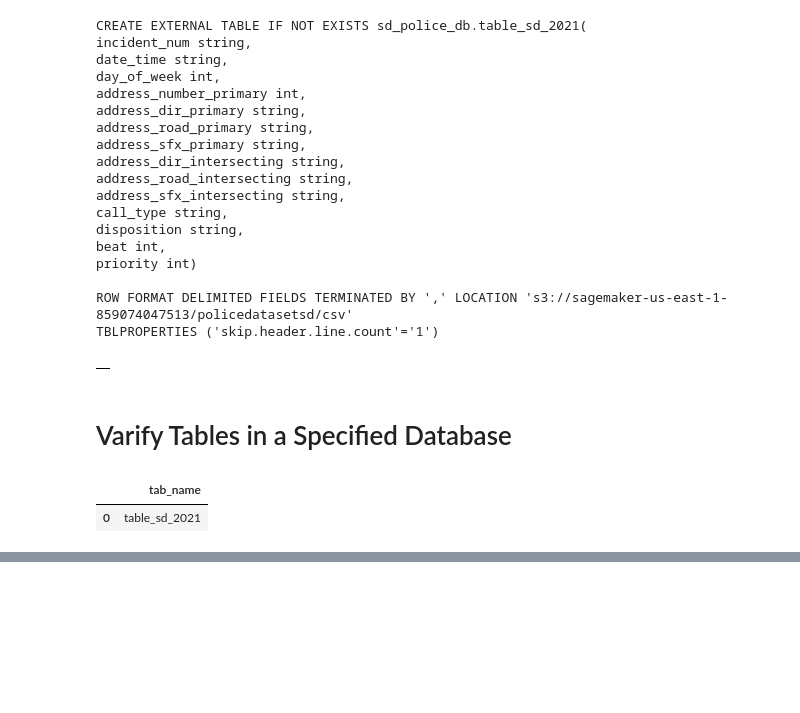
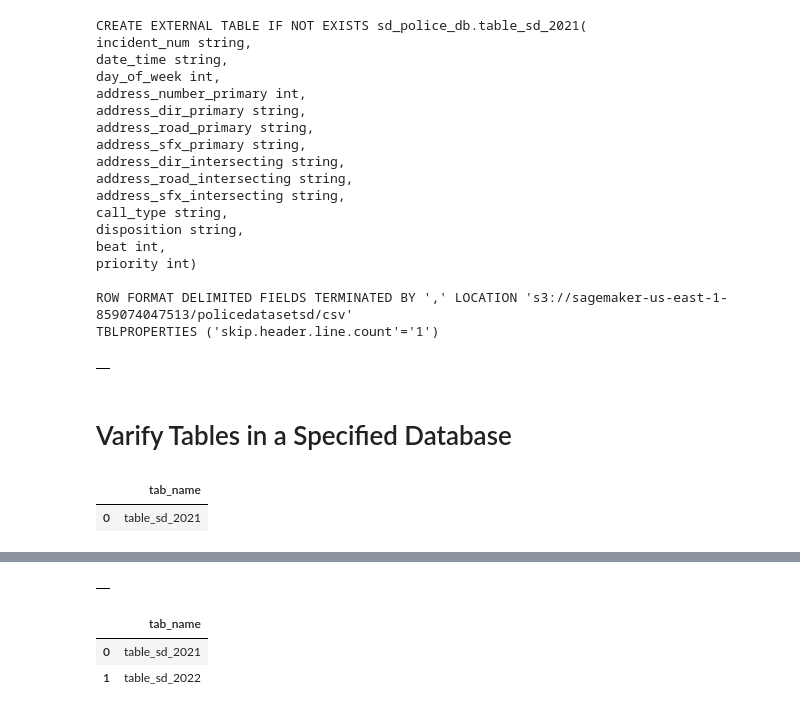
Before and after one commit to zalvatore/Predicting_Police_Activity, a Jupyter notebook: Untitled1.ipynb, the cells around one changed output, grey strips where cells are left out. Cells and saved outputs as stored; diff of their text form; code cells hidden in the pictures; blank space fills up the shorter version.

```diff
--- a/Untitled1.ipynb
+++ b/Untitled1.ipynb
@@ -228,0 +275,16 @@ df_show1.head()
+# %%
+import pandas as pd
+
+pd.read_sql(statement_1, conn)
+# %% [output]
+|  |
+# %%
+database_name = "sd_police_db"
+statement = "SHOW TABLES in {}".format(database_name)
+
+df_show = pd.read_sql(statement, conn)
+df_show.head(5)
+# %% [output]
+|  | tab_name |
+| 0 | table_sd_2021 |
+| 1 | table_sd_2022 |
```
Also changed, not shown: parts of 16 cells of this notebook, 1 other file.
